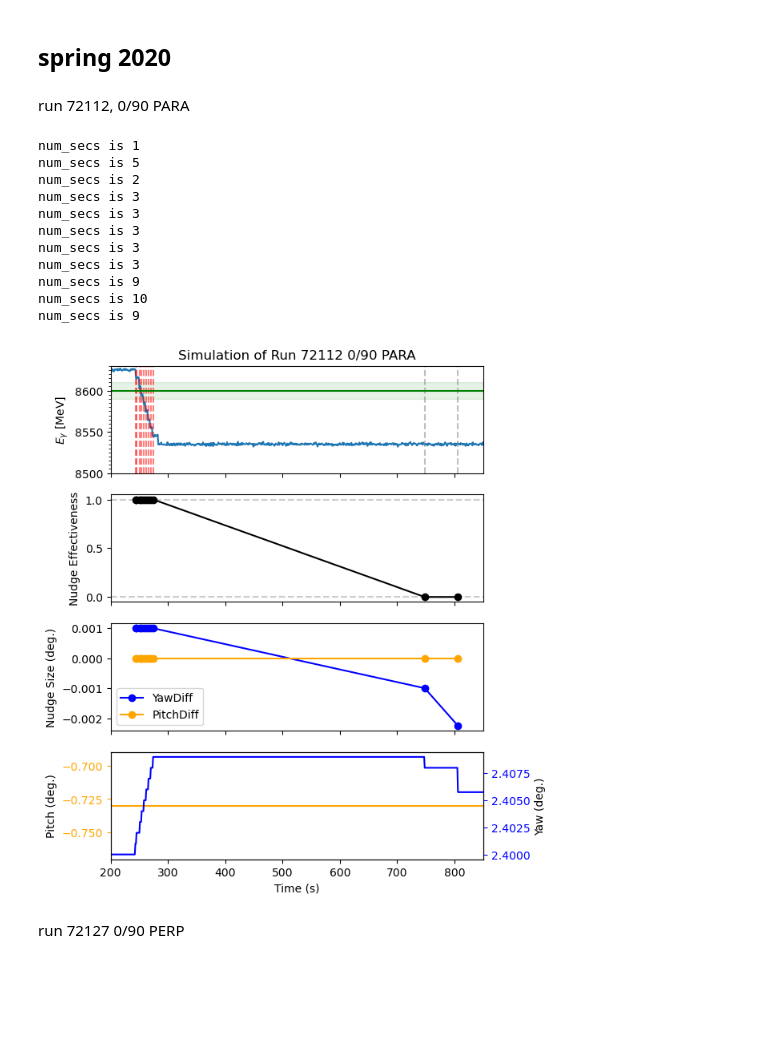
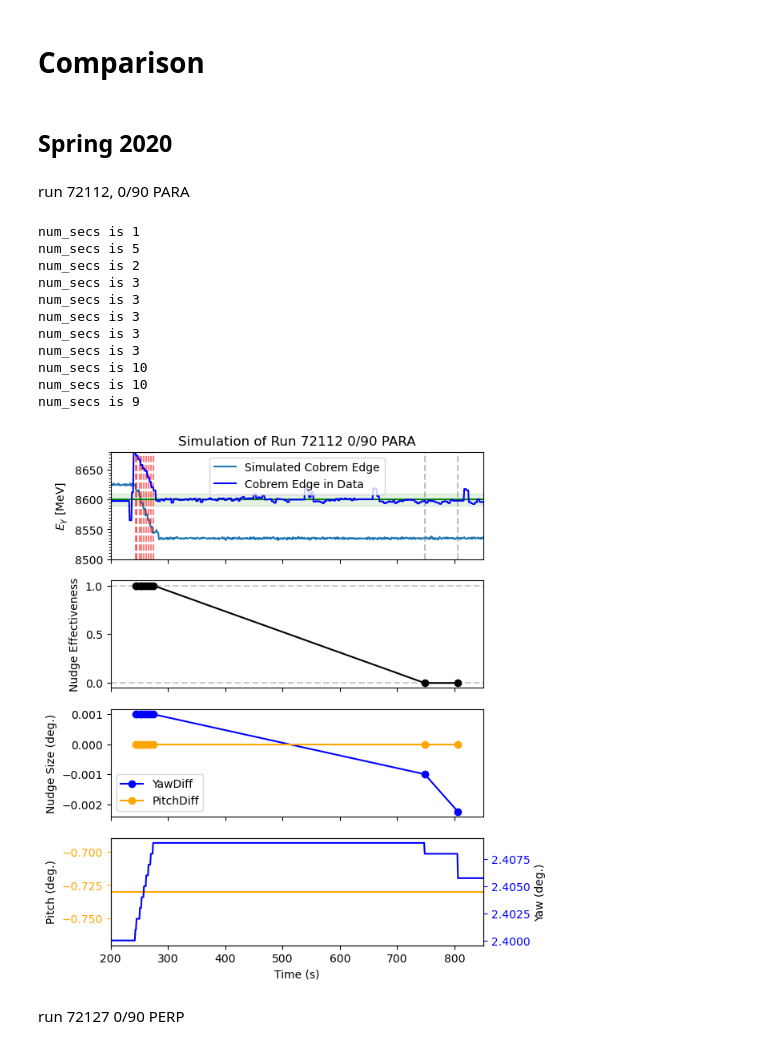
Before and after one commit to JeffersonLab/AIOP-Photon, a Jupyter notebook: jupyter_notebooks/simple_sim.ipynb, the cells around one changed output. Cells and saved outputs as stored; diff of their text form; code cells hidden in the pictures; blank space fills up the shorter version.

Commit message:
draw the edge from data and simulation to the same plot

```diff
--- a/jupyter_notebooks/simple_sim.ipynb
+++ b/jupyter_notebooks/simple_sim.ipynb
@@ -478,7 +240,6 @@ def set_orientation_mode(gonio_obj, orientationMode):
     else:
         print("orientationMode",orientationMode,"not defined")
 # %%
-import matplotlib.ticker as ticker
 # to start, just time series of energy as a Gaussian with 3 MeV noise
 # nudge_times is list of times for each nudge
 # nudge_directions gives the sign of each nudge
@@ -777,7 +538,7 @@ class sim_engine:
 
     def plot_result(self,x_window=[],y_window=[20,20],title="",save_as=""):
         fig, (ax1, ax2, ax3, ax4) = plt.subplots(4,figsize=(6,8),sharex=True)
-        ax1.plot(self.times,self.e_vals)
+        ax1.plot(self.times,self.e_vals, label='Simulated Cobrem Edge')
         ax1.yaxis.set_minor_locator(ticker.MultipleLocator(5))
         ax1.set_title(title)
 
@@ -795,6 +556,7 @@ class sim_engine:
         ax1.axhline(self.goal_energy,color='g')
         ax1.axhspan(self.goal_energy-10,self.goal_energy+10,color='g',alpha=0.1)
         ax1.set_ylim(self.goal_energy-y_window[0],self.goal_energy+y_window[1])
+        ax1.legend()
 
         ax2.plot(self.nudge_times,self.nudge_effectiveness,marker='o',color='black')
         ax2.set_ylabel("Nudge Effectiveness")
@@ -829,3 +591,5 @@ class sim_engine:
 
         if save_as!="":
             plt.savefig(save_as)
+
+        return ax1
@@ -897,0 +663,8 @@ num_secs is 8
+# %%
+df_2020 = pd.read_csv("Spring2020_Merged_goodRuns_nudgesDefined.csv")
+df_2023 = pd.read_csv("Spring2023_Merged_goodRuns_nudgesDefined.csv")
+df_2025 = pd.read_csv("Spring2025_Merged_goodRuns_nudgesDefined.csv")
+
+df_2020_good = select_data(df_2020)
+df_2023_good = select_data(df_2023)
+df_2025_good = select_data(df_2025)
@@ -898,23 +708,51 @@ num_secs is 8
+# %% [markdown]
+# Comparison
+# %%
+def plot_data_E_in_sim(df_in, runNumber, ax1_from_sim, trim_start_end=[]):
+    # min and max coherent edge energy to include
+    minE = 8550
+    maxE = 8650
+    expectedE = 8600
+    roll_0_90 = -10.5
+    roll_45_135 = 34.5
+
+    if (runNumber>80000) and (runNumber < 130000):
+        minE = 8520
+        maxE = 8720
+        expectedE = 8620
+    elif runNumber>130000:
+        minE = 8800
+        maxE = 9000
+        expectedE = 8900
+
+    df_run = df_in[df_in['RunNumber']==runNumber]
+
+    if len(trim_start_end)!=0:
+        df_run = df_run[(df_run['TimeStamp']>=trim_start_end[0])&(df_run['TimeStamp']<=trim_start_end[1])]
+
+    ax1_from_sim.plot(df_run['TimeStamp'],df_run['CBREM:ENERGY'], color='b', label='Cobrem Edge in Data')
+    ax1_from_sim.legend()
 # %% [markdown]
-## spring 2020
+## Spring 2020
 # %% [markdown]
 run 72112, 0/90 PARA
 # %%
 sim_72112 = sim_engine("2020",2)
 #def generate_timeseries(self, num_seconds, input_energy, noise_size, energy_drift_model = 'None', model_params=[], auto_nudge = False):
 sim_72112.generate_timeseries(850,8625,1,"manual",[[242, 244, 250, 253, 257, 261, 265, 269, 273, 747, 805],[-1,-1,-1,-1,-1,-1,-1,-1,-1,1,1.5]])
-sim_72112.plot_result([200,850],[100,30],"Simulation of Run 72112 0/90 PARA","plots/simulated_run_72112.pdf")
+ax1_72112 = sim_72112.plot_result([200,850],[100,80],"Simulation of Run 72112 0/90 PARA","plots/simulated_run_72112.pdf")
+plot_data_E_in_sim(df_2020,72112,ax1_72112)
 # %% [output]
 num_secs is 1
 num_secs is 5
 num_secs is 2
 num_secs is 3
 num_secs is 3
 num_secs is 3
 num_secs is 3
 num_secs is 3
-num_secs is 9
+num_secs is 10
 num_secs is 10
 num_secs is 9
-[figure, old version]
+[figure, new version]
 # %% [markdown]
```
Also changed, not shown: parts of 39 cells of this notebook, 4 other files.
